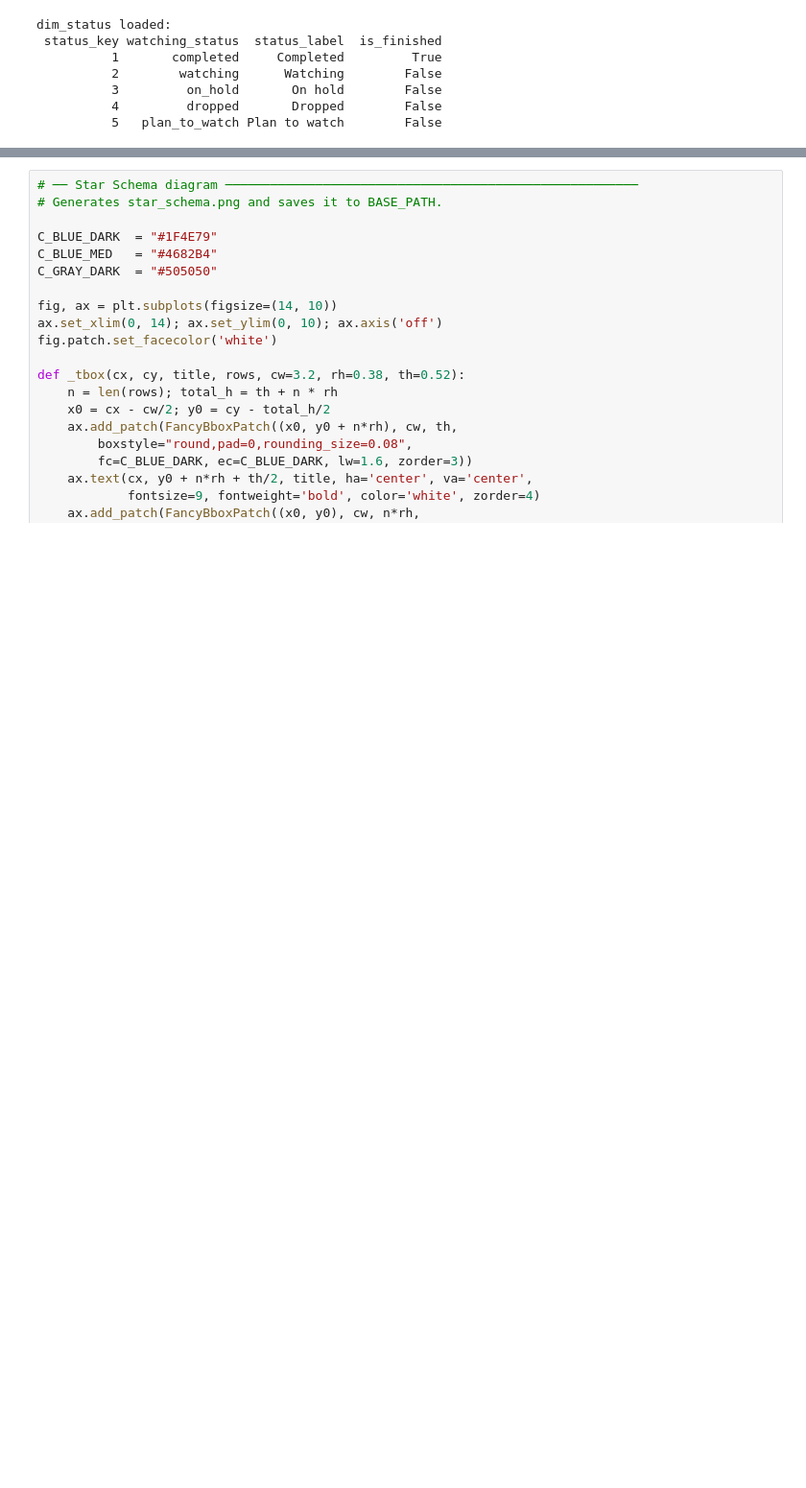
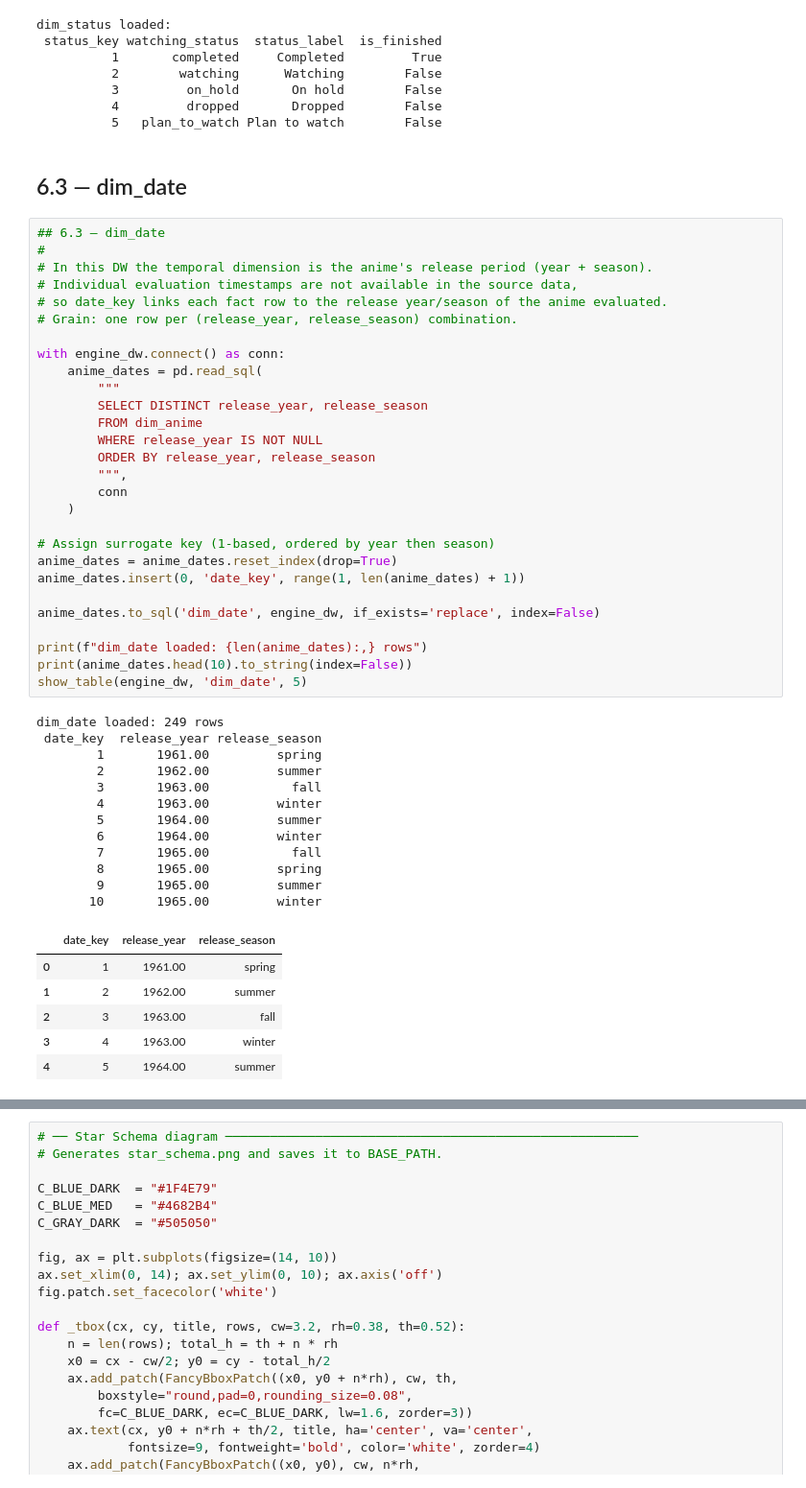
Before and after one commit to elisagigliotti/mal-dw-project, a Jupyter notebook: MAL_DW_Project.ipynb, the cells around one changed output, grey strips where cells are left out. Shown at 96% size. Drawn from its saved outputs; the diff is of its cells as text; blank space fills up the shorter version.

```diff
--- a/MAL_DW_Project.ipynb
+++ b/MAL_DW_Project.ipynb
@@ -2057,4 +2887,53 @@ dim_status loaded:
           3         on_hold       On hold        False
           4         dropped       Dropped        False
           5   plan_to_watch Plan to watch        False
+# %% [markdown]
+## 6.3 — dim_date
+# %%
+## 6.3 — dim_date
+#
+# In this DW the temporal dimension is the anime's release period (year + season).
+# Individual evaluation timestamps are not available in the source data,
+# so date_key links each fact row to the release year/season of the anime evaluated.
+# Grain: one row per (release_year, release_season) combination.
+
+with engine_dw.connect() as conn:
+    anime_dates = pd.read_sql(
+        """
+        SELECT DISTINCT release_year, release_season
+        FROM dim_anime
+        WHERE release_year IS NOT NULL
+        ORDER BY release_year, release_season
+        """,
+        conn
+    )
+
+# Assign surrogate key (1-based, ordered by year then season)
+anime_dates = anime_dates.reset_index(drop=True)
+anime_dates.insert(0, 'date_key', range(1, len(anime_dates) + 1))
+
+anime_dates.to_sql('dim_date', engine_dw, if_exists='replace', index=False)
+
+print(f"dim_date loaded: {len(anime_dates):,} rows")
+print(anime_dates.head(10).to_string(index=False))
+show_table(engine_dw, 'dim_date', 5)
+# %% [output]
+dim_date loaded: 249 rows
+ date_key  release_year release_season
+        1       1961.00         spring
+        2       1962.00         summer
+        3       1963.00           fall
+        4       1963.00         winter
+        5       1964.00         summer
+        6       1964.00         winter
+        7       1965.00           fall
+        8       1965.00         spring
+        9       1965.00         summer
+       10       1965.00         winter
+|  | date_key | release_year | release_season |
+| 0 | 1 | 1961.00 | spring |
+| 1 | 2 | 1962.00 | summer |
+| 2 | 3 | 1963.00 | fall |
+| 3 | 4 | 1963.00 | winter |
+| 4 | 5 | 1964.00 | summer |
 # %% [markdown]
```
Also changed, not shown: parts of 45 cells of this notebook.
